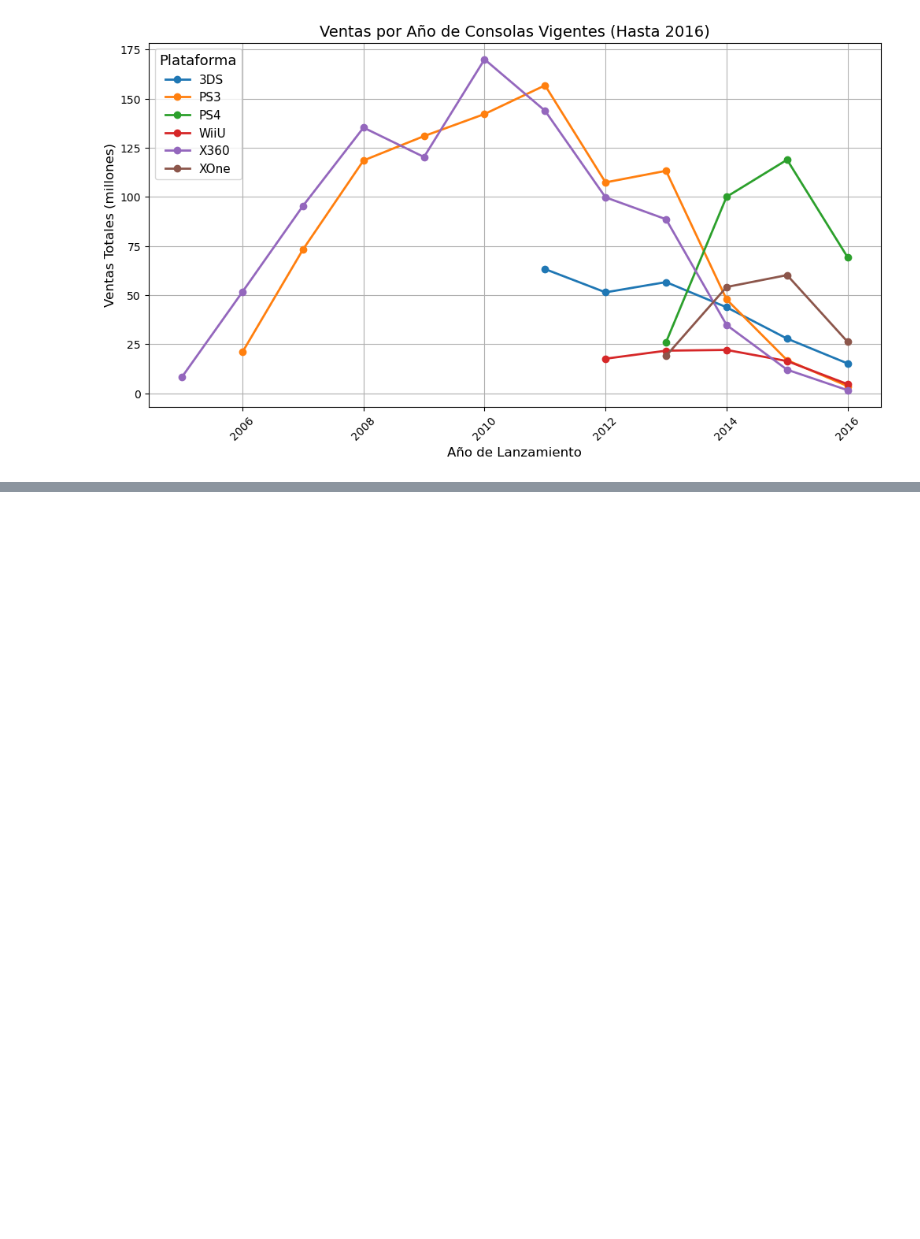
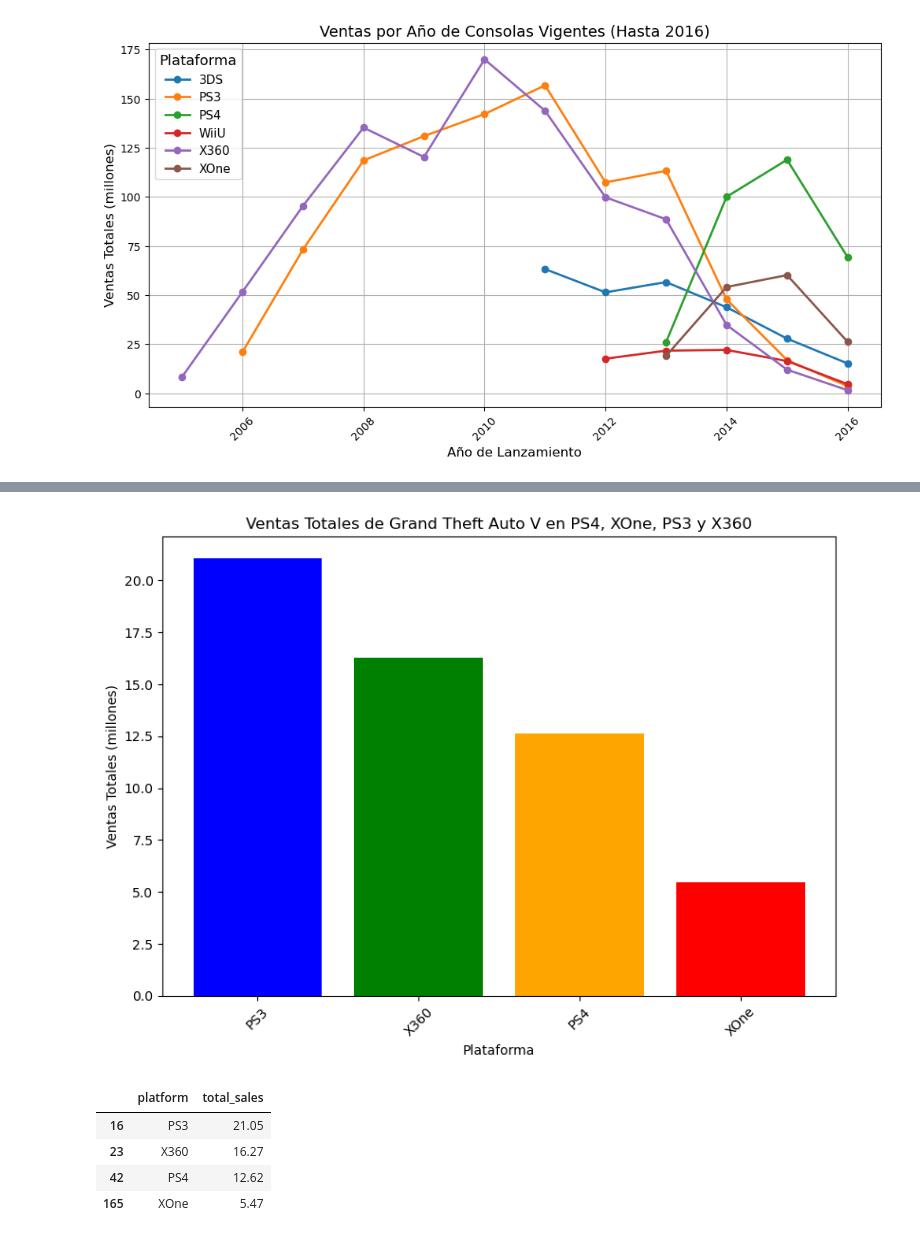
Before and after one commit to reyesleo22/Analisis_-de-Consolas-2016, a Jupyter notebook: reporte.ipynb, the cells around one changed output, grey strips where cells are left out. Drawn from its saved outputs; the diff is of its cells as text; code cells hidden in the pictures; blank space fills up the shorter version.

```diff
--- a/reporte.ipynb
+++ b/reporte.ipynb
@@ -361,0 +505,35 @@ plt.show()
+# %%
+# Volver a importar las bibliotecas y cargar los datos debido al reinicio del entorno
+import pandas as pd
+import matplotlib.pyplot as plt
+
+# Cargar el dataset
+df = pd.read_csv('games_preparados.csv')
+
+# Filtrar los datos para incluir únicamente GTA V en las 4 plataformas seleccionadas
+plataformas_seleccionadas = ['PS4', 'XOne', 'PS3', 'X360']
+df_gtav = df[(df['name'] == 'Grand Theft Auto V') & (df['platform'].isin(plataformas_seleccionadas))]
+
+# Crear una gráfica de barras con las ventas de GTA V por plataforma
+plt.figure(figsize=(8, 6))
+plt.bar(df_gtav['platform'], df_gtav['total_sales'], color=['blue', 'green', 'orange', 'red'])
+
+# Configuración de la gráfica
+plt.title('Ventas Totales de Grand Theft Auto V en PS4, XOne, PS3 y X360')
+plt.xlabel('Plataforma')
+plt.ylabel('Ventas Totales (millones)')
+plt.xticks(rotation=45)
+plt.tight_layout()
+
+# Mostrar la gráfica
+plt.show()
+
+# Mostrar los datos de ventas de GTA V
+df_gtav[['platform', 'total_sales']]
+# %% [output]
+[figure, added]
+|  | platform | total_sales |
+| 16 | PS3 | 21.05 |
+| 23 | X360 | 16.27 |
+| 42 | PS4 | 12.62 |
+| 165 | XOne | 5.47 |
```
Also changed, not shown: parts of 11 cells of this notebook.
